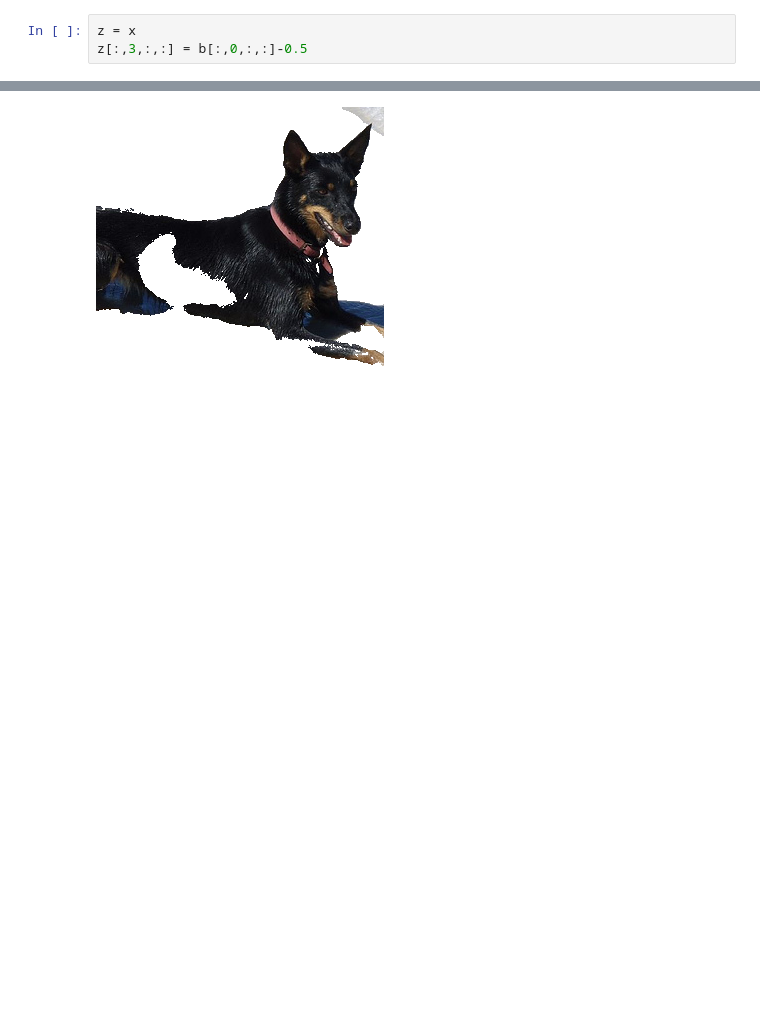
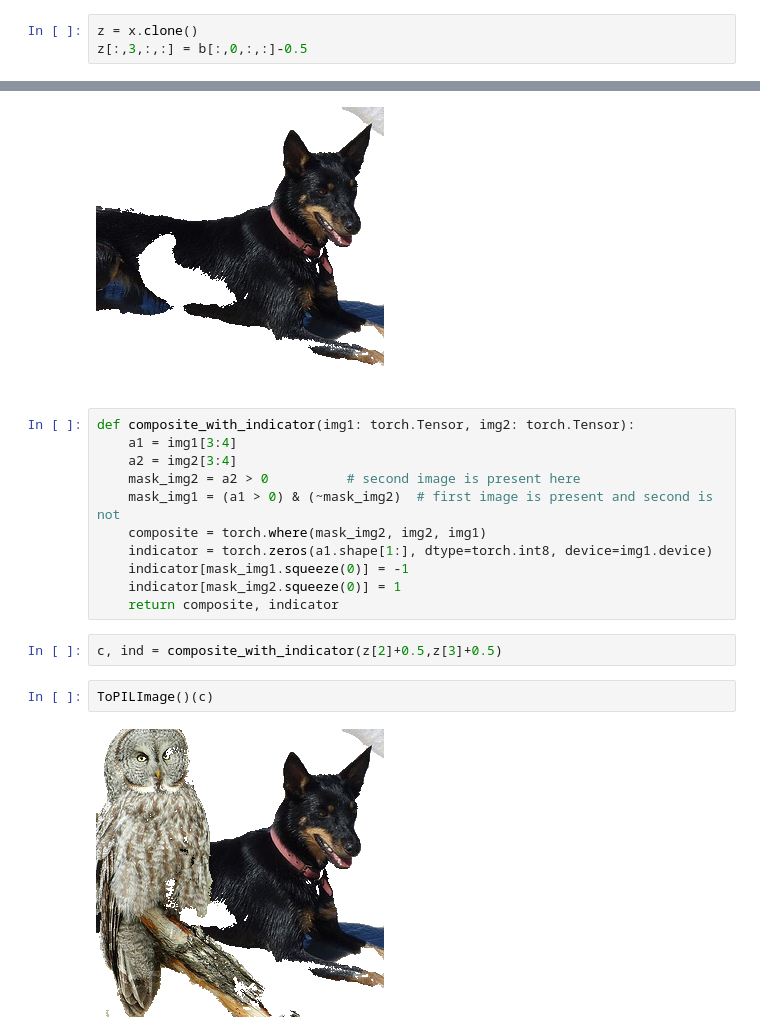
Before and after one commit to danjacobellis/matte, a Jupyter notebook: matte.ipynb, the cells around one changed output, grey strips where cells are left out. Cells and saved outputs as stored; diff of their text form; blank space fills up the shorter version.

Commit message:
composite

```diff
--- a/matte.ipynb
+++ b/matte.ipynb
@@ -52,5 +52,5 @@ ToPILImage()(c[0].clamp(0,1))
 # %%
-z = x
+z = x.clone()
 z[:,3,:,:] = b[:,0,:,:]-0.5
 # %%
 ToPILImage()(z[3]+0.5)
@@ -60,3 +60,20 @@ ToPILImage()(z[3]+0.5)
 ToPILImage()(z[2]+0.5)
 # %% [output]
 [figure]
+# %%
+def composite_with_indicator(img1: torch.Tensor, img2: torch.Tensor):
+    a1 = img1[3:4]
+    a2 = img2[3:4]
+    mask_img2 = a2 > 0          # second image is present here
+    mask_img1 = (a1 > 0) & (~mask_img2)  # first image is present and second is not
+    composite = torch.where(mask_img2, img2, img1)
+    indicator = torch.zeros(a1.shape[1:], dtype=torch.int8, device=img1.device)
+    indicator[mask_img1.squeeze(0)] = -1
+    indicator[mask_img2.squeeze(0)] = 1
+    return composite, indicator
+# %%
+c, ind = composite_with_indicator(z[2]+0.5,z[3]+0.5)
+# %%
+ToPILImage()(c)
+# %% [output]
+[figure, added]
```
Also changed, not shown: parts of 7 cells of this notebook.
